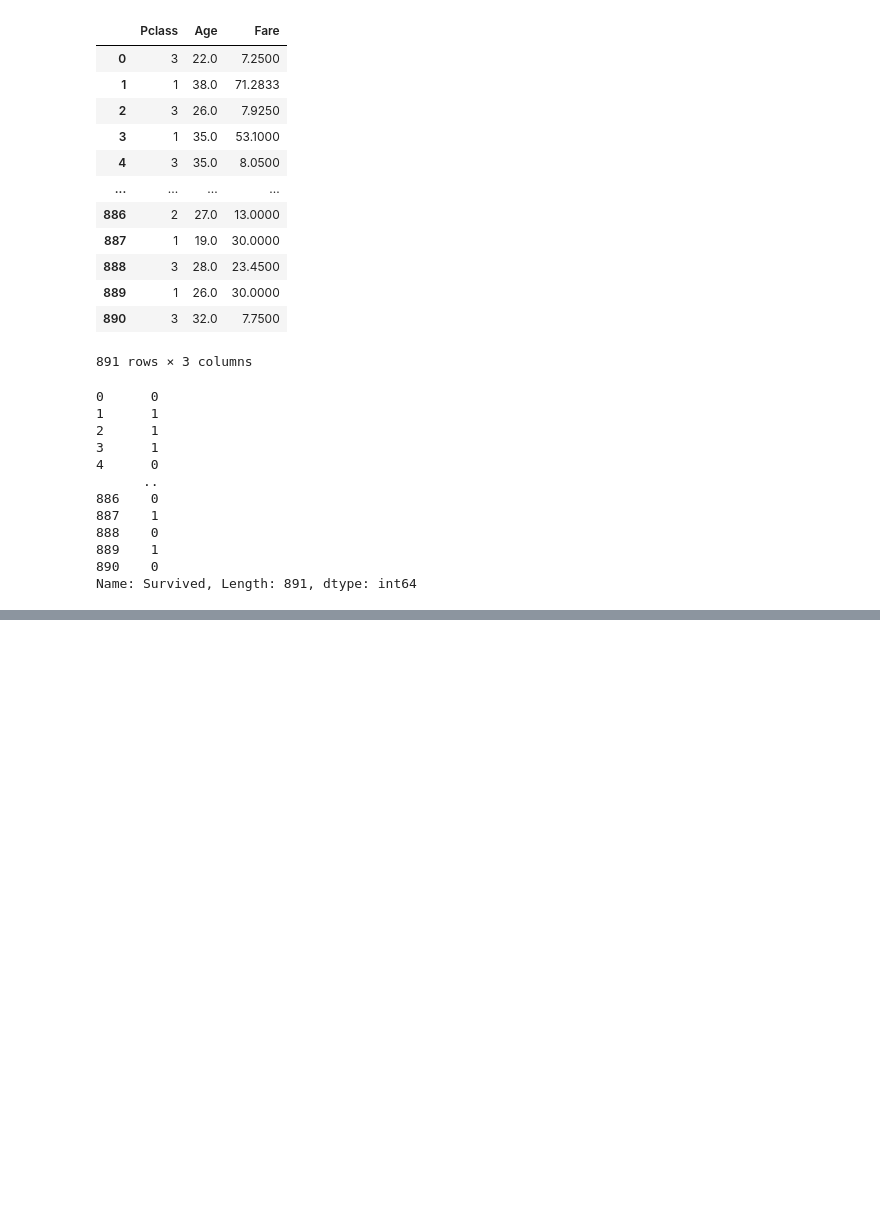
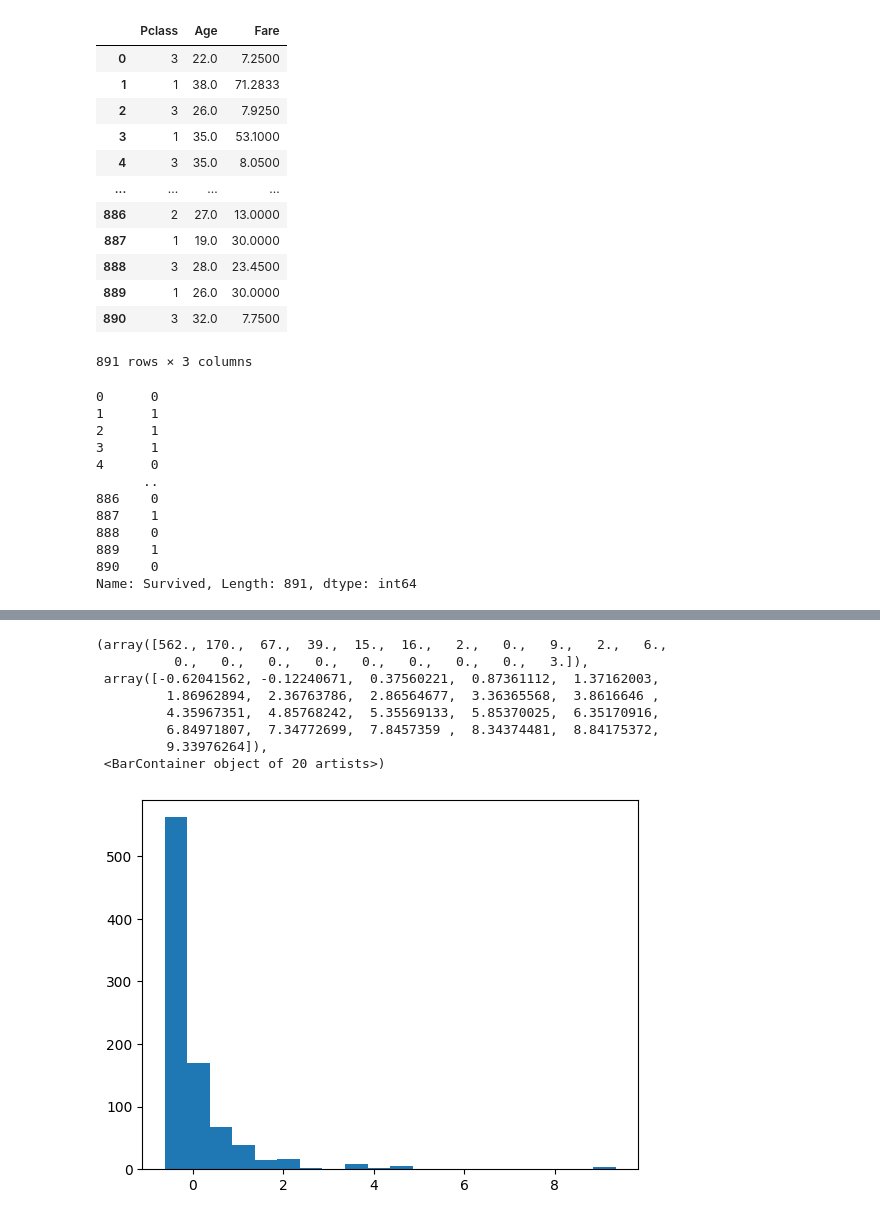
Before and after one commit to KrishnaSA05/Machine-Learning, a Jupyter notebook: Stats and Probablity/all_types_feature_transformation.ipynb, the cells around one changed output, grey strips where cells are left out. Drawn from its saved outputs; the diff is of its cells as text; code cells hidden in the pictures; blank space fills up the shorter version.

```diff
--- a/Stats and Probablity/all_types_feature_transformation.ipynb
+++ b/Stats and Probablity/all_types_feature_transformation.ipynb
@@ -65,0 +172,12 @@ Name: Survived, Length: 891, dtype: int64
+# %%
+plt.hist(df_scaled[:,2],bins=20)
+# %% [output]
+(array([562., 170.,  67.,  39.,  15.,  16.,   2.,   0.,   9.,   2.,   6.,
+          0.,   0.,   0.,   0.,   0.,   0.,   0.,   0.,   3.]),
+ array([-0.62041562, -0.12240671,  0.37560221,  0.87361112,  1.37162003,
+         1.86962894,  2.36763786,  2.86564677,  3.36365568,  3.8616646 ,
+         4.35967351,  4.85768242,  5.35569133,  5.85370025,  6.35170916,
+         6.84971807,  7.34772699,  7.8457359 ,  8.34374481,  8.84175372,
+         9.33976264]),
+ <BarContainer object of 20 artists>)
+[figure, added]
```
Also changed, not shown: parts of 12 cells of this notebook.
